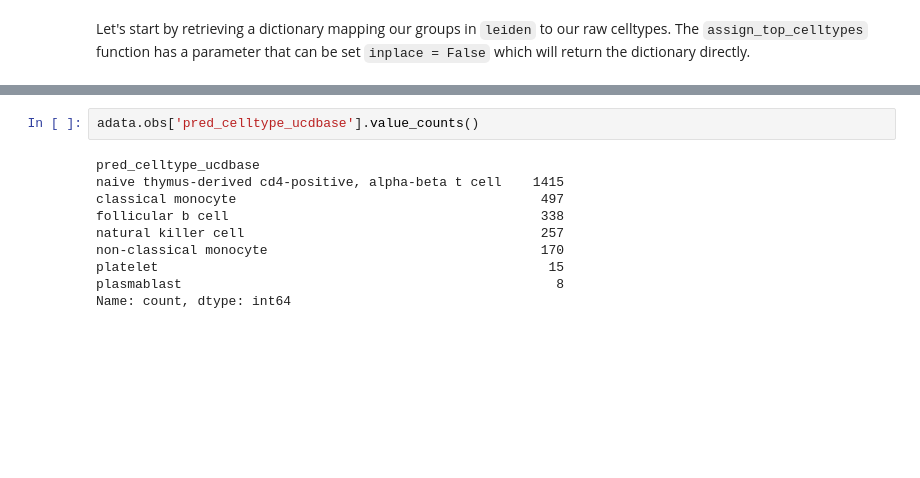
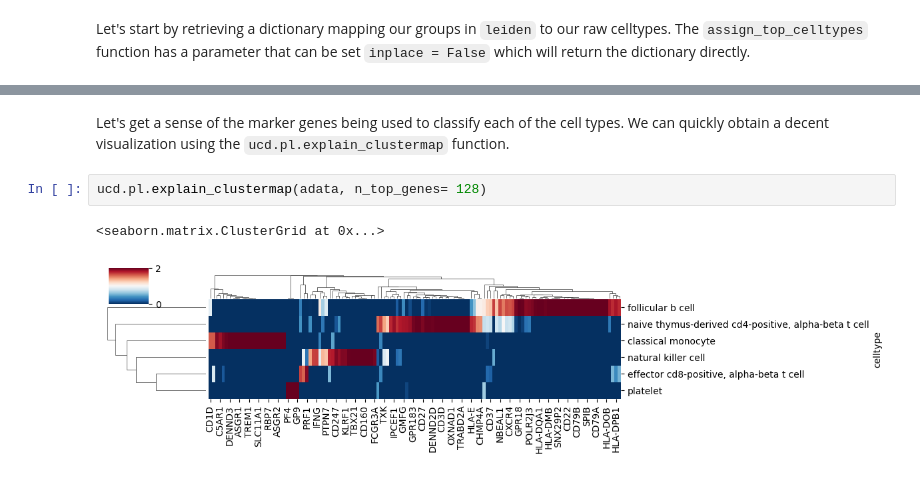
Before and after one commit to dchary/ucdeconvolve, a Jupyter notebook: docs/notebooks/single_cell_example.ipynb, the cells around one changed output, grey strips where cells are left out. Drawn from its saved outputs; the diff is of its cells as text; blank space fills up the shorter version.

```diff
--- a/docs/notebooks/single_cell_example.ipynb
+++ b/docs/notebooks/single_cell_example.ipynb
@@ -172,12 +163,7 @@ KeyError: 'leiden'
-# %%
-adata.obs['pred_celltype_ucdbase'].value_counts()
-# %% [output]
-pred_celltype_ucdbase
-naive thymus-derived cd4-positive, alpha-beta t cell    1415
-classical monocyte                                       497
-follicular b cell                                        338
-natural killer cell                                      257
-non-classical monocyte                                   170
-platelet                                                  15
-plasmablast                                                8
-Name: count, dtype: int64
+# %% [markdown]
+Let's get a sense of the marker genes being used to classify each of the cell types. We can quickly obtain a decent visualization using the ``ucd.pl.explain_clustermap`` function.
+# %%
+ucd.pl.explain_clustermap(adata, n_top_genes= 128)
+# %% [output]
+<seaborn.matrix.ClusterGrid at 0x...>
+[figure, added]
```
Also changed, not shown: parts of 27 cells of this notebook, 14 other files.
